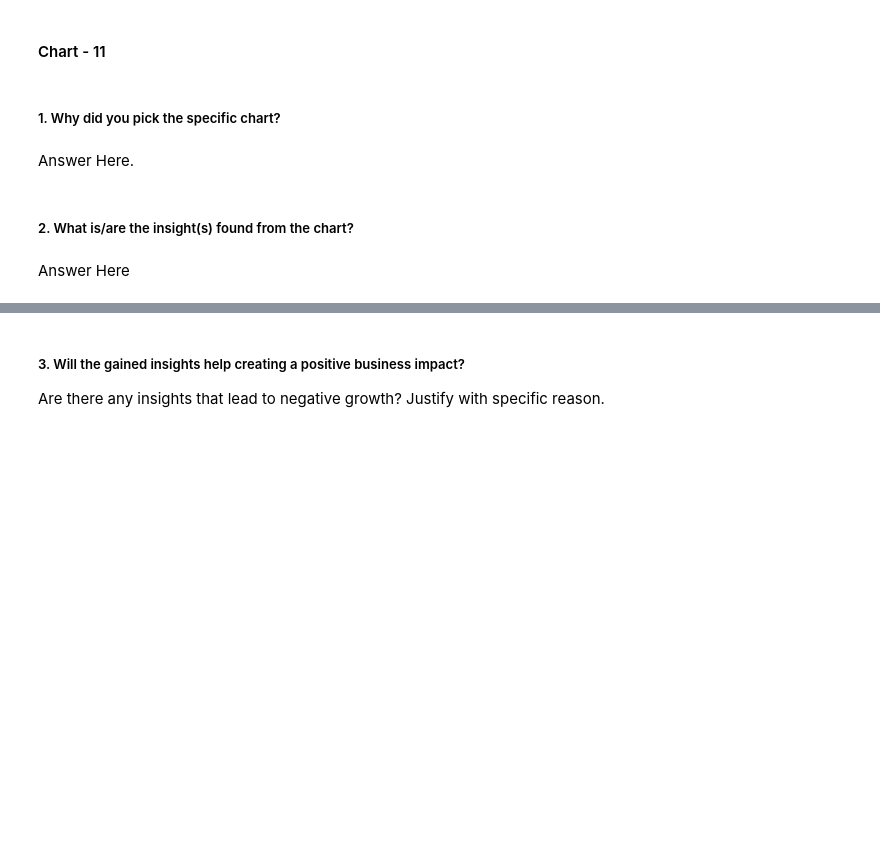
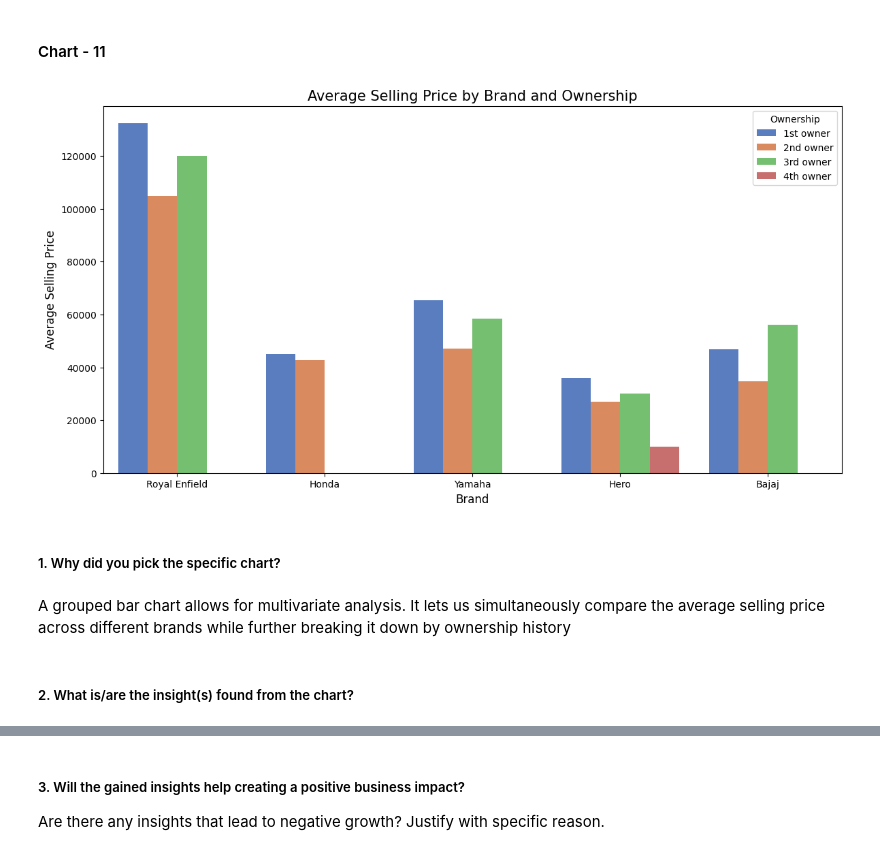
Before and after one commit to VishalChauhan85/Motorcycle-Dataset---ML, a Jupyter notebook: Motorcycle_Dataset_ML.ipynb, the cells around one changed output, grey strips where cells are left out. Cells and saved outputs as stored; diff of their text form; code cells hidden in the pictures; blank space fills up the shorter version.

```diff
--- a/Motorcycle_Dataset_ML.ipynb
+++ b/Motorcycle_Dataset_ML.ipynb
@@ -547,8 +545,20 @@ Positive Impact: This validates that the ex_showroom_price is a highly valuable
+# %%
+# Chart - 11 visualization code
+plt.figure(figsize=(14, 7))
+top_5_brands = df['brand'].value_counts().head(5).index
+filtered_df = df[df['brand'].isin(top_5_brands)]
+
+sns.barplot(x='brand', y='selling_price', hue='owner', data=filtered_df, palette='muted', ci=None)
+plt.title('Average Selling Price by Brand and Ownership', fontsize=15)
+plt.xlabel('Brand', fontsize=12)
+plt.ylabel('Average Selling Price', fontsize=12)
+plt.legend(title='Ownership')
+plt.show()
+# %% [output]
+[figure, added]
 # %% [markdown]
 ##### 1. Why did you pick the specific chart?
-# %% [markdown]
-Answer Here.
+# %% [markdown]
+A grouped bar chart allows for multivariate analysis. It lets us simultaneously compare the average selling price across different brands while further breaking it down by ownership history
 # %% [markdown]
 ##### 2. What is/are the insight(s) found from the chart?
-# %% [markdown]
-Answer Here
```
Also changed, not shown: parts of 62 cells of this notebook.
